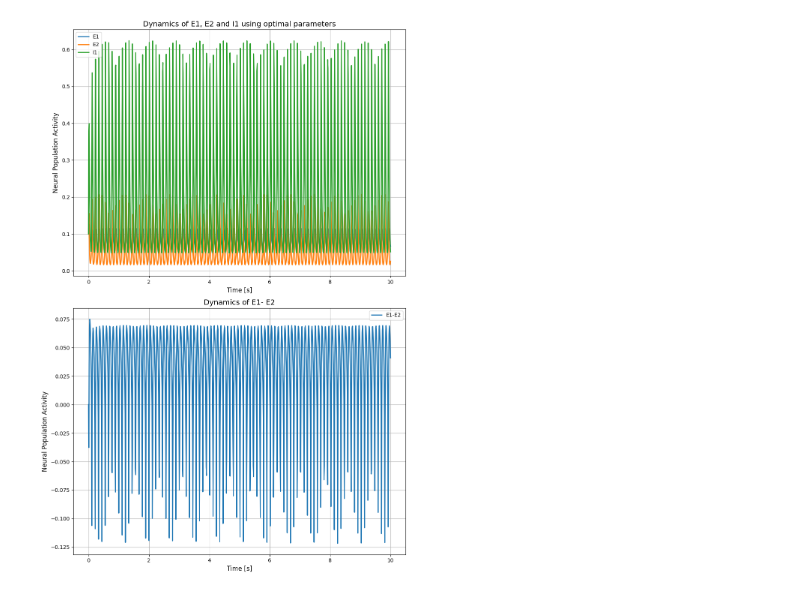
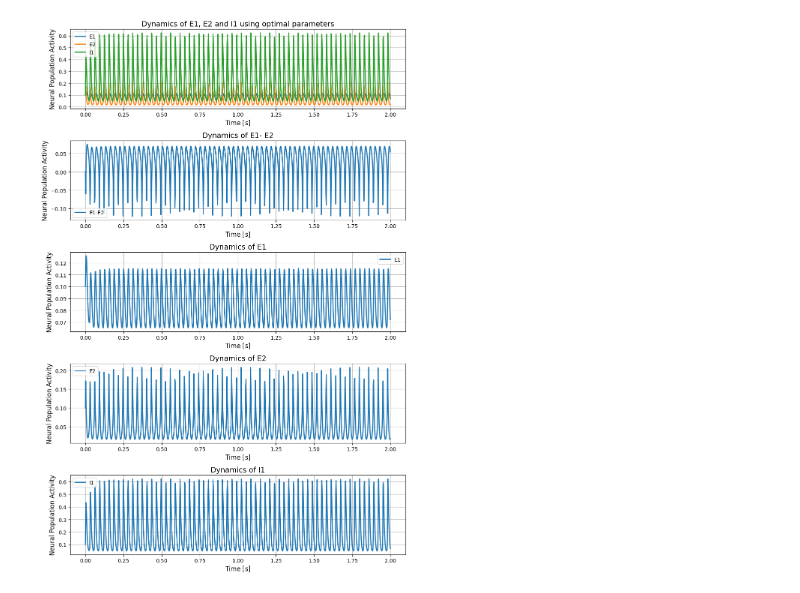
Before and after one commit to SSevgi/Mass-Models-Implemantations, a Jupyter notebook: reduced_mass_model.ipynb, the cells around one changed output. Drawn from its saved outputs; the diff is of its cells as text; code cells hidden in the pictures.

```diff
--- a/reduced_mass_model.ipynb
+++ b/reduced_mass_model.ipynb
@@ -3,13 +275,6 @@
 # %%
-import numpy as np
-import matplotlib.pyplot as plt
-from scipy.integrate import solve_ivp
+#At the end, optimal constants were determined and arranged
 
-#constanst for frequency
-tau_i = 0.018
-tau_e = tau_i
-
-#sigmoid constants
 ae = 1.2
 ai = 1
 theta_e = 2.8
@@ -24,16 +289,20 @@ c23 = 28
 c33 = 2
 c11 = 4
 c21 = 4
-c12 = 2
+c12= 2
 
-#definition of sigmoid functions
+#constanst for frequency
+#with changing tau_e and tau_i parameters different frequency bands were created to obtain different brain dynamics (alpha, beta etc.)
+tau_e = 0.005
+tau_i = tau_e
+
+
 def sigmoid_e(x, theta_e):
     return 1 / (1 + np.exp(-ae*(x - theta_e)))
 
 def sigmoid_i(x, theta_i):
     return 1 / (1 + np.exp(-ai*(x - theta_i)))
 
-#definition of three main diff equation
 def system_of_equations(t, y):
     E1,E2, I1 = y
 
@@ -41,35 +310,54 @@ def system_of_equations(t, y):
     dE2dt = (-E2 + (k + r * E2) * sigmoid_e( c22 * E2 + c12 * E1 - c32 * I1, theta_e )) * (1 / tau_e)
     dI1dt = (-I1 + (k + r * I1) * sigmoid_i( - c33 * I1 + c23 * E2, theta_i )) * (1 / tau_i)
 
     return [dE1dt, dE2dt, dI1dt]
 
-#plotting
-time = np.linspace(0, 10, 1000)
+time = np.linspace(0, 2, 1000)
 initial_conditions = [0.1, 0.1, 0.1]
 
 solution = solve_ivp(system_of_equations, (time[0], time[-1]), initial_conditions, t_eval=time)
 
-fig, (ax1, ax2) = plt.subplots(2, 1, figsize=(10, 15))
+fig, (ax1, ax2, ax3, ax4, ax5) = plt.subplots(5, 1, figsize=(10, 15))
 
 ax1.plot(solution.t, solution.y[0], label="E1", linewidth=2)
 ax1.plot(solution.t, solution.y[1], label="E2", linewidth=2)
 ax1.plot(solution.t, solution.y[2], label="I1", linewidth=2)
 ax1.set_xlabel("Time [s]", fontsize=12)
 ax1.set_ylabel("Neural Population Activity", fontsize=12)
 ax1.legend(fontsize=10)
 ax1.set_title("Dynamics of E1, E2 and I1 using optimal parameters", fontsize=14)
 ax1.grid()
 
-#plotting y(t)= E1(t)-E2(t)
 ax2.plot(solution.t, solution.y[0]- solution.y[1], label="E1-E2", linewidth=2)
 ax2.set_xlabel("Time [s]", fontsize=12)
 ax2.set_ylabel("Neural Population Activity", fontsize=12)
 ax2.legend(fontsize=10)
 ax2.set_title("Dynamics of E1- E2", fontsize=14)
 ax2.grid()
 
+ax3.plot(solution.t, solution.y[0], label="E1", linewidth=2)
+ax3.set_xlabel("Time [s]", fontsize=12)
+ax3.set_ylabel("Neural Population Activity", fontsize=12)
+ax3.legend(fontsize=10)
+ax3.set_title("Dynamics of E1",  fontsize=14)
+ax3.grid()
+
+ax4.plot(solution.t, solution.y[1], label="E2", linewidth=2)
+ax4.set_xlabel("Time [s]", fontsize=12)
+ax4.set_ylabel("Neural Population Activity", fontsize=12)
+ax4.legend(fontsize=10)
+ax4.set_title("Dynamics of E2",  fontsize=14)
+ax4.grid()
+
+ax5.plot(solution.t, solution.y[2], label="I1", linewidth=2)
+ax5.set_xlabel("Time [s]", fontsize=12)
+ax5.set_ylabel("Neural Population Activity", fontsize=12)
+ax5.legend(fontsize=10)
+ax5.set_title("Dynamics of I1",  fontsize=14)
+ax5.grid()
+
 
 plt.tight_layout()
 plt.show()
 # %% [output]
-[figure, old version]
+[figure, new version]
```
Also changed, not shown: parts of 8 cells of this notebook.
